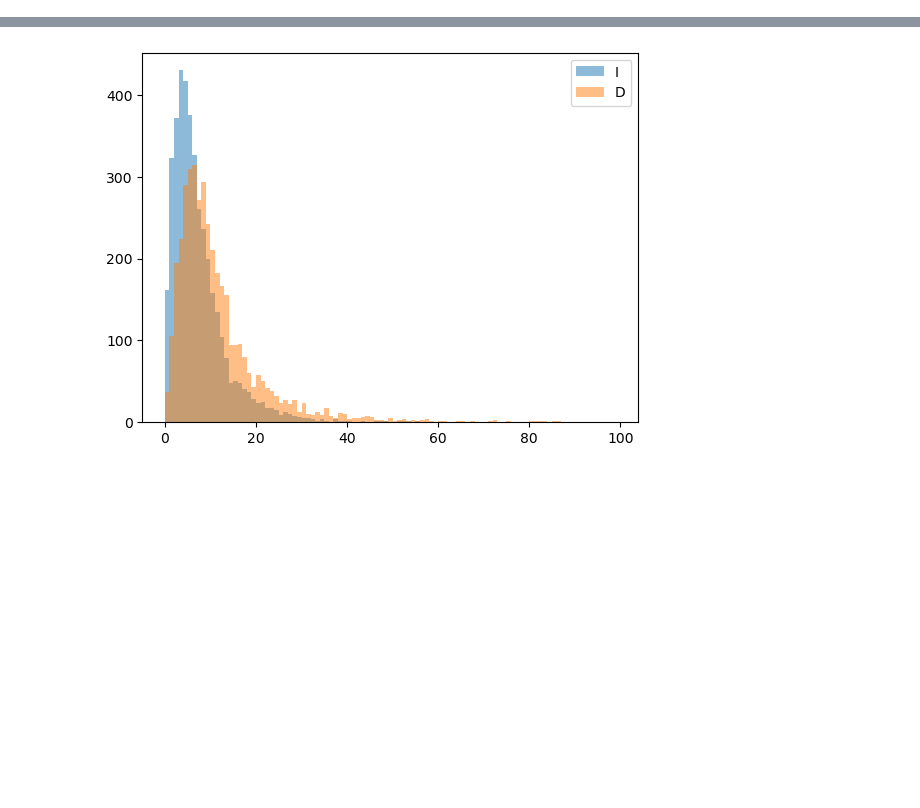
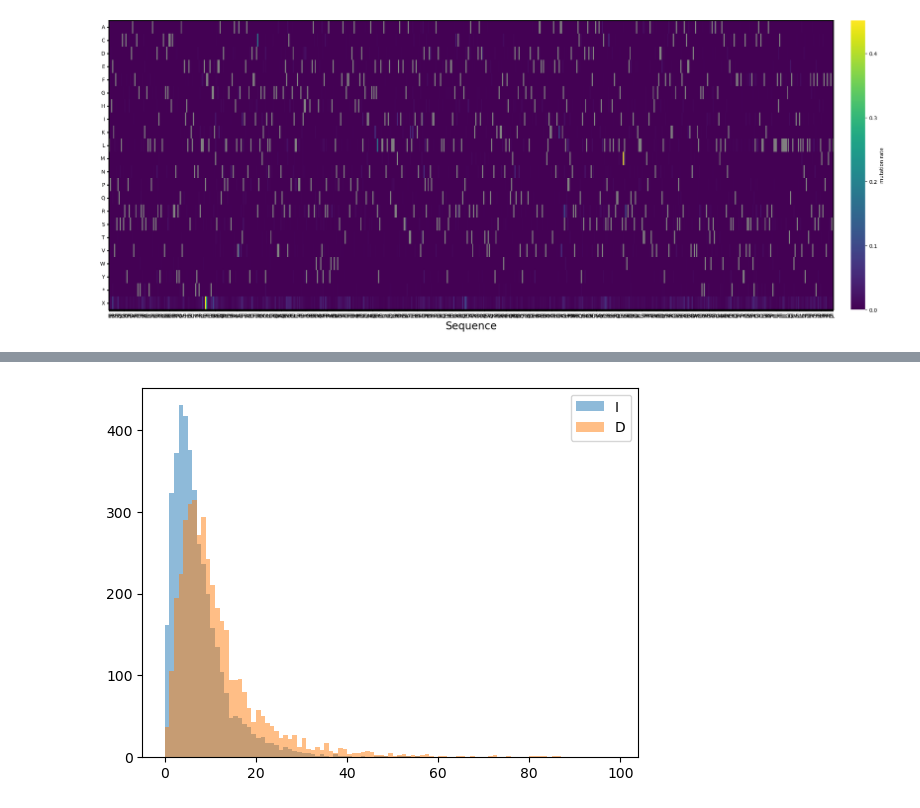
Before and after one commit to AliceHovsepyan/pogo_pance_draft, a Jupyter notebook: Nanopore_analysis.ipynb, the cells around one changed output, grey strips where cells are left out. Saved outputs shown, nothing was run; the diff lists cells and outputs as text; code cells hidden in the pictures; blank space fills up the shorter version.

```diff
--- a/Nanopore_analysis.ipynb
+++ b/Nanopore_analysis.ipynb
@@ -8,7 +13,7 @@ ref = "taatggaaacttcctcatgaaaaagtctttagtcctcaaagcctctgtagccgttgctaccctcgttccgatg
 import pysam
 
 # Open the BAM file
-samfile = pysam.AlignmentFile("/var/lib/minknow/data/basecalling/pass/barcode01/alignment/fastq_runid_872a0a6a817409ed94e65d3140d9e164320ed2be_0_0.bam", "r")
+bamfile = pysam.AlignmentFile("/var/lib/minknow/data/basecalling/pass/alignment/barcode06/fastq_runid_872a0a6a817409ed94e65d3140d9e164320ed2be_0_0.bam", "r")
 
 # Prepare to store mutations by read
 read_mutations = {}
@@ -16,7 +21,7 @@ excluded_reads = 0
 included_reads = 0
 
 # Iterate over reads in the SAM file
-for read in samfile.fetch():
+for read in bamfile.fetch():
     mutations = []
     try:
         md_tag = read.get_tag("MD")  # Try to get the MD tag
@@ -24,7 +29,6 @@ for read in samfile.fetch():
     except KeyError:
         excluded_reads += 1
         continue  # If missing, skip this read
-    print(read.start, len(read.seq))
 
     # Iterate over the aligned pairs of the read
     for pos, ref_base_index, query_base in read.get_aligned_pairs(with_seq=True):
@@ -56,0 +251,4 @@ bamfile = pysam.AlignmentFile("/var/lib/minknow/data/basecalling/pass/barcode01/
+# %%
+plot_mutation_enrichment(variants_df=enrichment_relative, ref_seq=ref[9:] if data_type != "AA" else translate_dna2aa(ref[9:]), data_type=data_type)
+# %% [output]
+[figure, added]
```
Also changed, not shown: parts of 14 cells of this notebook.
